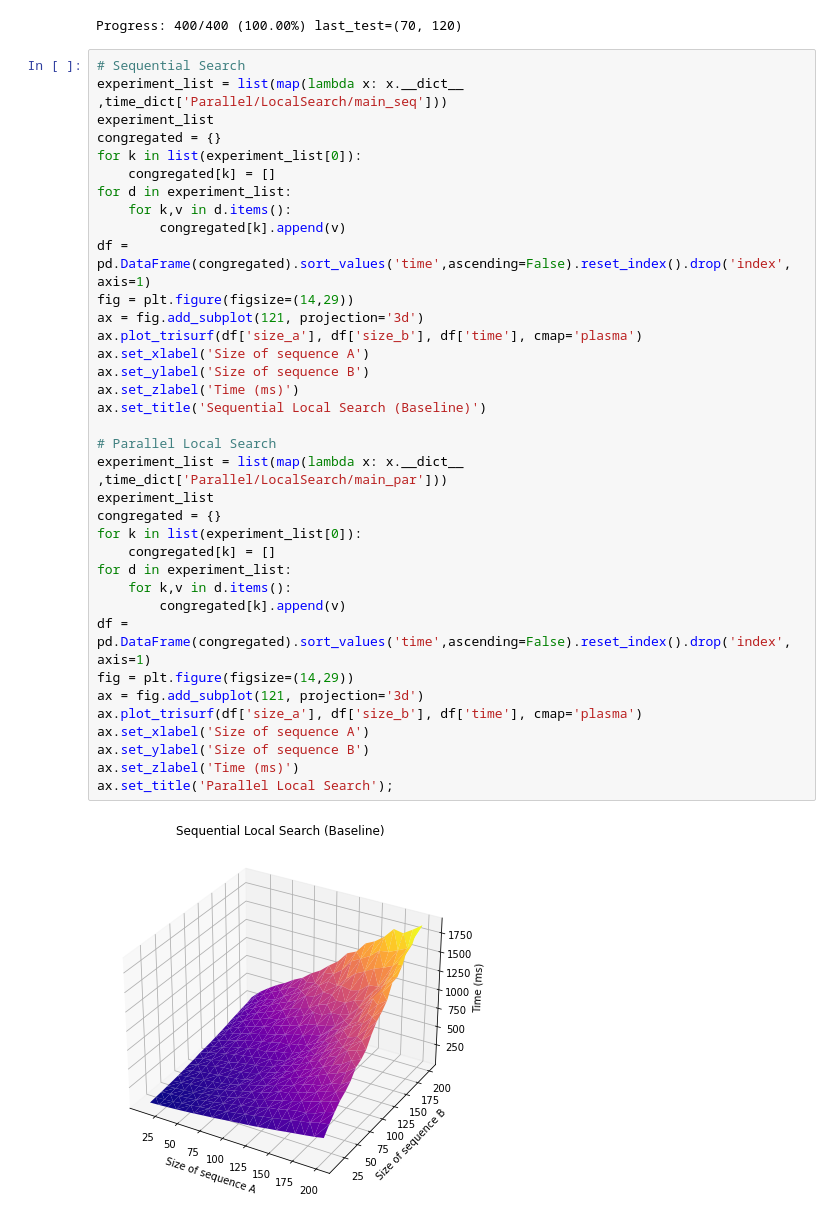
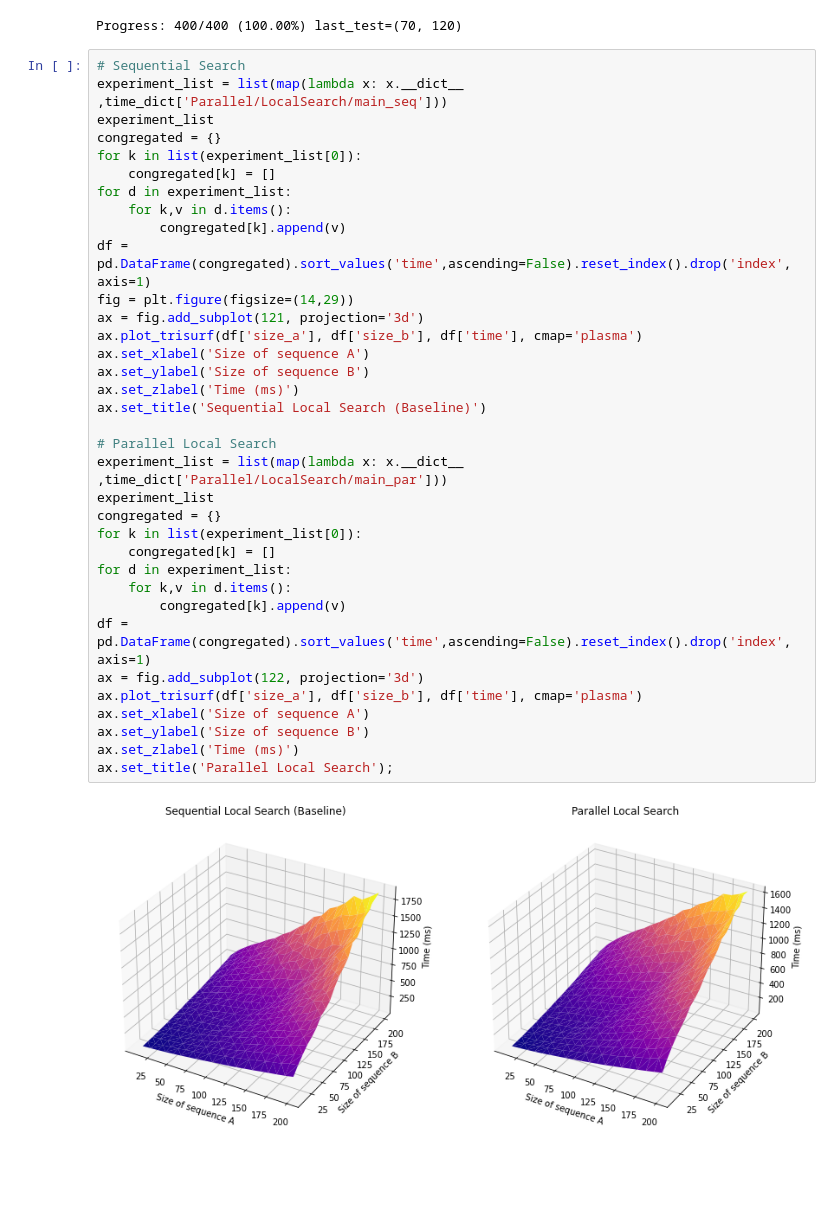
Before and after one commit to CEDipEngineering/Supercomp, a Jupyter notebook: DNAProject/analyser.ipynb, the cells around one changed output. Saved outputs shown, nothing was run; the diff lists cells and outputs as text; blank space fills up the shorter version.

Commit message:
Fix last graph

```diff
--- a/DNAProject/analyser.ipynb
+++ b/DNAProject/analyser.ipynb
@@ -261,33 +261,32 @@ congregated = {}
 for k in list(experiment_list[0]):
     congregated[k] = []
 for d in experiment_list:
     for k,v in d.items():
         congregated[k].append(v)
 df = pd.DataFrame(congregated).sort_values('time',ascending=False).reset_index().drop('index', axis=1)
 fig = plt.figure(figsize=(14,29))
 ax = fig.add_subplot(121, projection='3d')
 ax.plot_trisurf(df['size_a'], df['size_b'], df['time'], cmap='plasma')
 ax.set_xlabel('Size of sequence A')
 ax.set_ylabel('Size of sequence B')
 ax.set_zlabel('Time (ms)')
 ax.set_title('Sequential Local Search (Baseline)')
 
 # Parallel Local Search
 experiment_list = list(map(lambda x: x.__dict__ ,time_dict['Parallel/LocalSearch/main_par']))
 experiment_list
 congregated = {}
 for k in list(experiment_list[0]):
     congregated[k] = []
 for d in experiment_list:
     for k,v in d.items():
         congregated[k].append(v)
 df = pd.DataFrame(congregated).sort_values('time',ascending=False).reset_index().drop('index', axis=1)
-fig = plt.figure(figsize=(14,29))
-ax = fig.add_subplot(121, projection='3d')
+ax = fig.add_subplot(122, projection='3d')
 ax.plot_trisurf(df['size_a'], df['size_b'], df['time'], cmap='plasma')
 ax.set_xlabel('Size of sequence A')
 ax.set_ylabel('Size of sequence B')
 ax.set_zlabel('Time (ms)')
 ax.set_title('Parallel Local Search');
 # %% [output]
-[figure, old version]
+[figure, new version]
```
Also changed, not shown: parts of 1 cell of this notebook.
